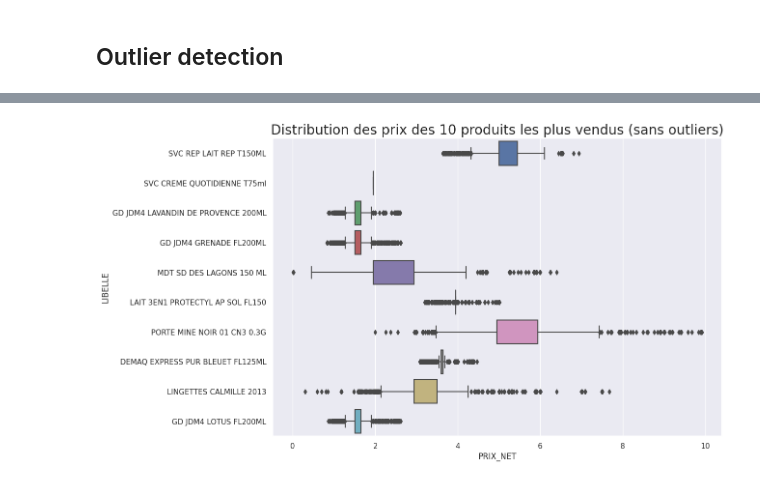
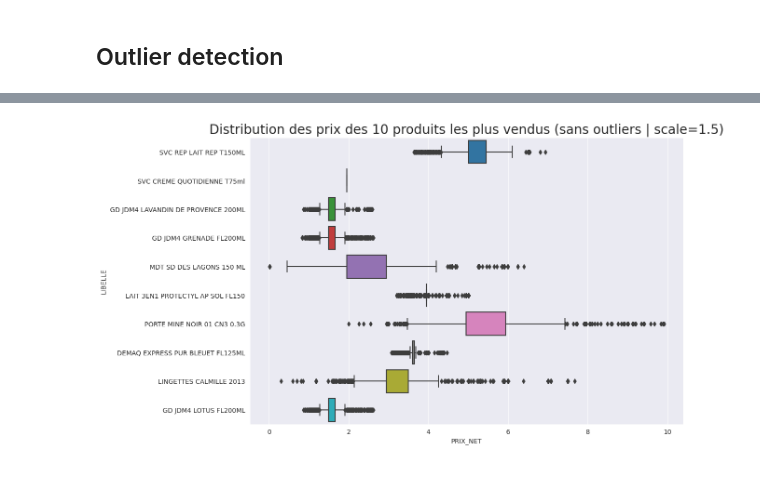
Before and after one commit to alexandre-pinon/recommender, a Jupyter notebook: data_csv_treatment.ipynb, the cells around one changed output, grey strips where cells are left out. Drawn from its saved outputs; the diff is of its cells as text; code cells hidden in the pictures.

Commit message:
feat: regenerate graphs, outliers with scale 1.5 & 1.7

```diff
--- a/data_csv_treatment.ipynb
+++ b/data_csv_treatment.ipynb
@@ -383,14 +383,14 @@ filtered_data = replace_outliers_by_libelle(data, 'PRIX_NET', 1.5)
 # %%
 fig, ax = plt.subplots(figsize=(12, 8))
 sns.boxplot(data=filtered_data[filtered_data['LIBELLE'].isin(
     filtered_data['LIBELLE'].value_counts().index[:10])],
             x="PRIX_NET",
             y="LIBELLE",
             ax=ax,
             orient="h")
 ax.set_title(
-    'Distribution des prix des 10 produits les plus vendus (sans outliers)',
+    'Distribution des prix des 10 produits les plus vendus (sans outliers | scale=1.5)',
     fontsize=20)
-fig.savefig('graphs/price_distribution_filtered.png', bbox_inches='tight')
+fig.savefig('graphs/price_distribution_filtered_1.5.png', bbox_inches='tight')
 # %% [output]
-[figure, old version]
+[figure, new version]
```
Also changed, not shown: parts of 12 cells of this notebook, 11 other files.
